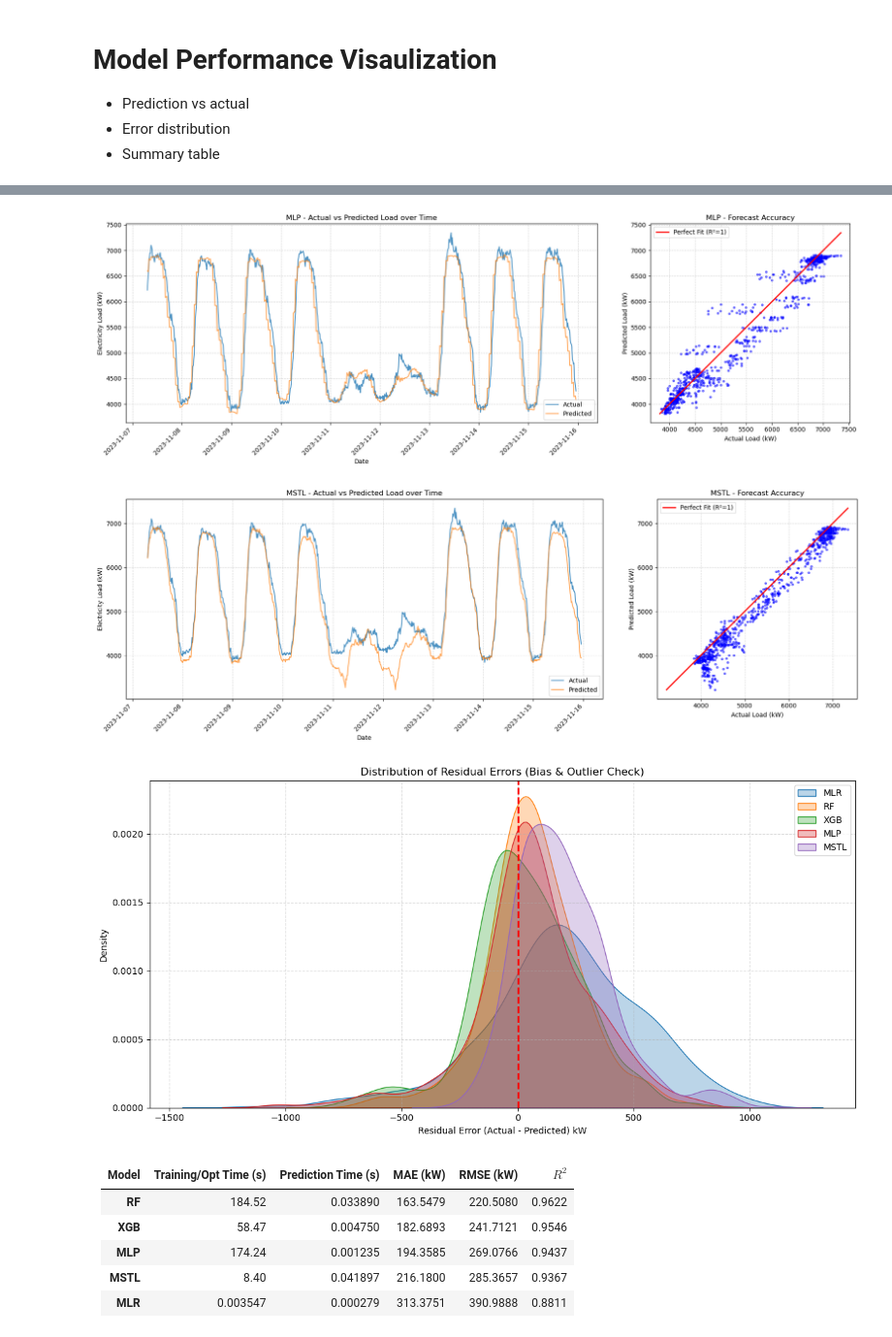
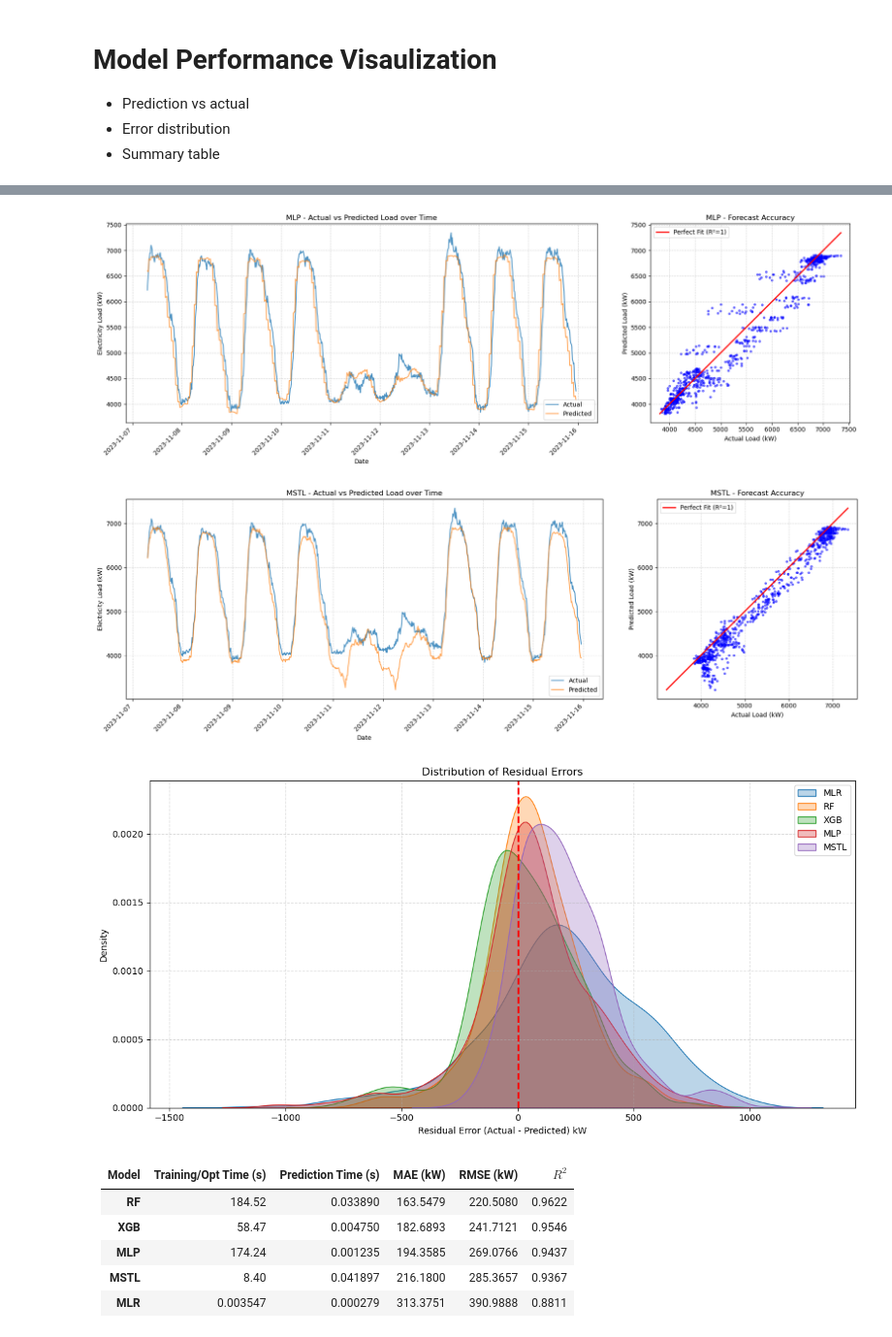
Before and after one commit to Caacaa47/forecast, a Jupyter notebook: solution.ipynb, the cells around one changed output, grey strips where cells are left out. Shown at 97% size. Saved outputs shown, nothing was run; the diff lists cells and outputs as text; code cells hidden in the pictures.

```diff
--- a/solution.ipynb
+++ b/solution.ipynb
@@ -598,35 +598,35 @@ for name, preds in model_preds.items():
     axes[1].plot([min_val, max_val], [min_val, max_val], color='red', linewidth=2, label='Perfect Fit (R²=1)')
     axes[1].set_title(f"{name} - Forecast Accuracy")
     axes[1].set_xlabel("Actual Load (kW)")
     axes[1].set_ylabel("Predicted Load (kW)")
     axes[1].set_aspect('equal', adjustable='box')
     axes[1].legend()
     axes[1].grid(True, linestyle='--', alpha=0.5)
 
     plt.tight_layout()
     plt.show()
 
 # Error Distribution Histogram
 # ==========================================
 plt.figure(figsize=(12, 6))
 for name, resids in model_residuals.items():
     sns.kdeplot(resids, fill=True, alpha=0.3, label=name)
 
 plt.axvline(0, color='red', linestyle='--', linewidth=2)
-plt.title("Distribution of Residual Errors (Bias & Outlier Check)")
+plt.title("Distribution of Residual Errors")
 plt.xlabel("Residual Error (Actual - Predicted) kW")
 plt.ylabel("Density")
 plt.legend()
 plt.grid(True, linestyle='--', alpha=0.5)
 plt.tight_layout()
 plt.show()
 # %% [output]
 [figure]
 [figure]
 [figure]
 [figure]
 [figure]
-[figure, old version]
+[figure, new version]
 # %% [markdown]
 | Model | Training/Opt Time (s) | Prediction Time (s) | MAE (kW) | RMSE (kW) | $R^2$ |
 | :--- | :--- | :--- | :--- | :--- | :--- |
```
Also changed, not shown: 2 other files.
